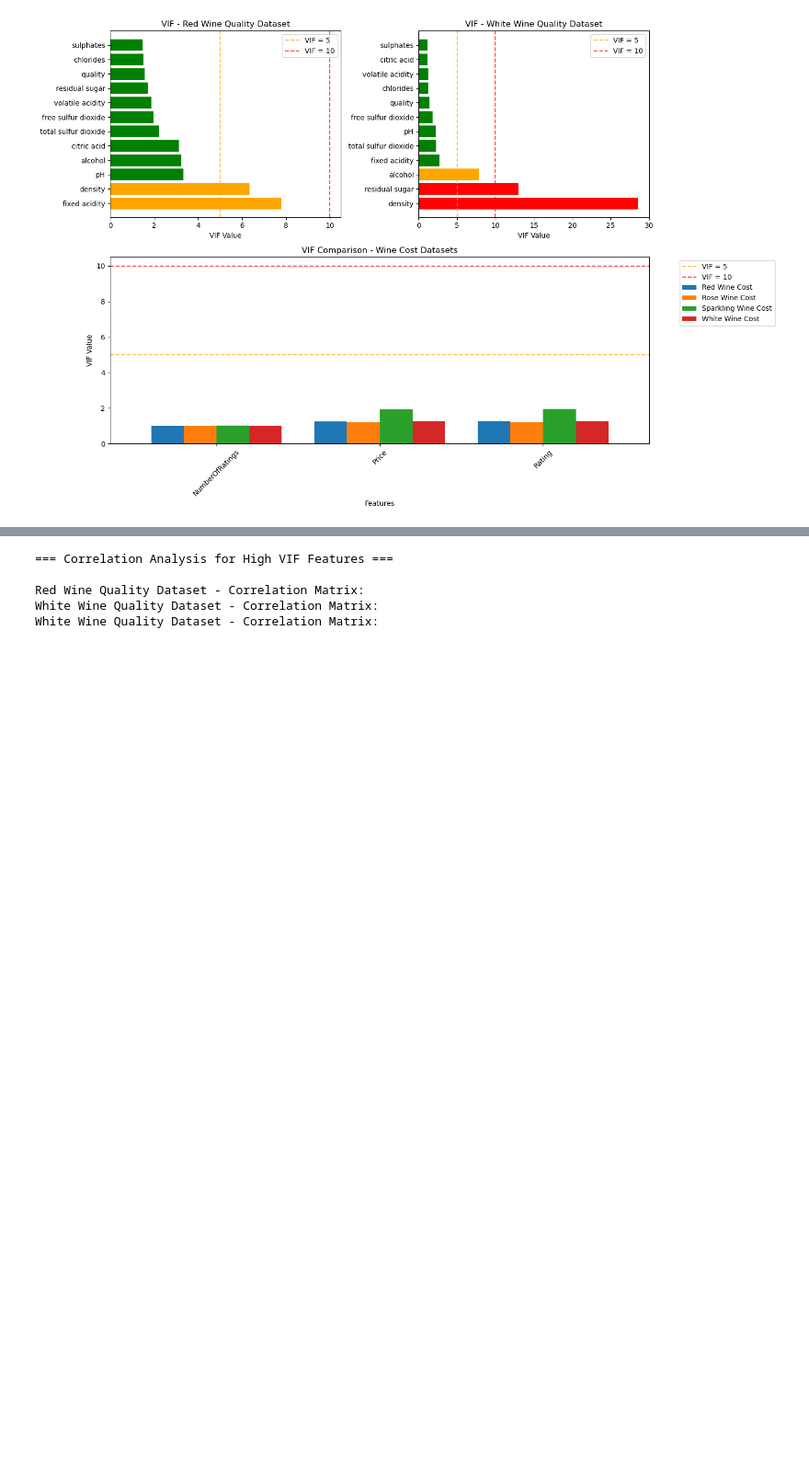
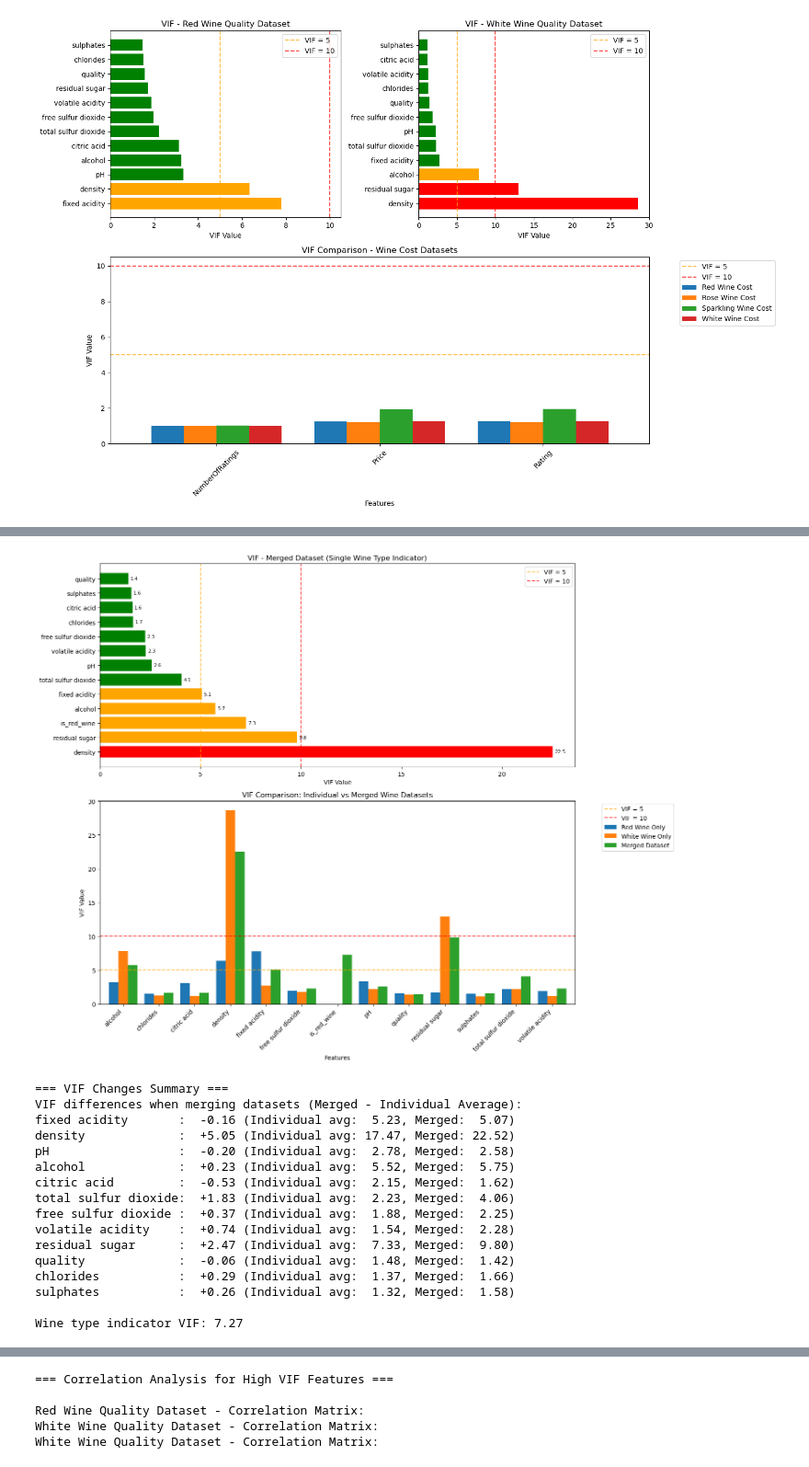
Before and after one commit to dylangeorg3/ENGG2112_Project, a Jupyter notebook: DatasetAnalysis.ipynb, the cells around one changed output, grey strips where cells are left out. Shown at 92% size. Cells and saved outputs as stored; diff of their text form; code cells hidden in the pictures; blank space fills up the shorter version.

Commit message:
Added merged dataset VIF analysis. Continued work on multi-class quality prediction.

```diff
--- a/DatasetAnalysis.ipynb
+++ b/DatasetAnalysis.ipynb
@@ -1162,0 +1237,79 @@ plt.show()
+# %%
+# Visualize VIF results for merged dataset
+plt.figure(figsize=(15, 12))
+
+# Plot VIF for merged dataset (single wine type indicator)
+plt.subplot(2, 1, 1)
+merged_vif_plot = merged_vif.copy()
+colors = ['red' if x > 10 else 'orange' if x > 5 else 'green' for x in merged_vif_plot['VIF']]
+bars = plt.barh(merged_vif_plot['Feature'], merged_vif_plot['VIF'], color=colors)
+plt.xlabel('VIF Value')
+plt.title('VIF - Merged Dataset (Single Wine Type Indicator)')
+plt.axvline(x=5, color='orange', linestyle='--', alpha=0.7, label='VIF = 5')
+plt.axvline(x=10, color='red', linestyle='--', alpha=0.7, label='VIF = 10')
+plt.legend()
+
+# Add value labels on bars for readability
+for bar in bars:
+    width = bar.get_width()
+    if width != float('inf'):  # Skip infinite values
+        plt.text(width + 0.1, bar.get_y() + bar.get_height()/2,
+                 f'{width:.1f}', ha='left', va='center', fontsize=8)
+
+# Compare VIF values: individual vs merged datasets
+plt.subplot(2, 1, 2)
+comparison_data = {
+    'Red Wine Only': red_vif.set_index('Feature')['VIF'],
+    'White Wine Only': white_vif.set_index('Feature')['VIF'],
+    'Merged Dataset': merged_vif_single.set_index('Feature')['VIF']
+}
+
+# Create comparison dataframe
+comparison_df = pd.DataFrame(comparison_data).fillna(0)
+comparison_df.plot(kind='bar', ax=plt.gca(), width=0.8)
+plt.axhline(y=5, color='orange', linestyle='--', alpha=0.7, label='VIF = 5')
+plt.axhline(y=10, color='red', linestyle='--', alpha=0.7, label='VIF = 10')
+plt.title('VIF Comparison: Individual vs Merged Wine Datasets')
+plt.xlabel('Features')
+plt.ylabel('VIF Value')
+plt.legend(bbox_to_anchor=(1.05, 1), loc='upper left')
+plt.xticks(rotation=45, ha='right')
+
+plt.tight_layout()
+plt.show()
+
+# Print summary of VIF changes when merging datasets
+print("\n=== VIF Changes Summary ===")
+print("VIF differences when merging datasets (Merged - Individual Average):")
+merged_vif_dict = merged_vif_single.set_index('Feature')['VIF'].to_dict()
+red_vif_dict = red_vif.set_index('Feature')['VIF'].to_dict()
+white_vif_dict = white_vif.set_index('Feature')['VIF'].to_dict()
+
+for feature in red_vif_dict.keys():
+    if feature in merged_vif_dict:
+        individual_avg = (red_vif_dict[feature] + white_vif_dict[feature]) / 2
+        merged_val = merged_vif_dict[feature]
+        difference = merged_val - individual_avg
+        print(f"{feature:20s}: {difference:+6.2f} (Individual avg: {individual_avg:5.2f}, Merged: {merged_val:5.2f})")
+
+# Show the new wine type indicator VIF
+if 'is_red_wine' in merged_vif_dict:
+    print(f"\nWine type indicator VIF: {merged_vif_dict['is_red_wine']:.2f}")
+# %% [output]
+[figure, added]
+=== VIF Changes Summary ===
+VIF differences when merging datasets (Merged - Individual Average):
+fixed acidity       :  -0.16 (Individual avg:  5.23, Merged:  5.07)
+density             :  +5.05 (Individual avg: 17.47, Merged: 22.52)
+pH                  :  -0.20 (Individual avg:  2.78, Merged:  2.58)
+alcohol             :  +0.23 (Individual avg:  5.52, Merged:  5.75)
+citric acid         :  -0.53 (Individual avg:  2.15, Merged:  1.62)
+total sulfur dioxide:  +1.83 (Individual avg:  2.23, Merged:  4.06)
+free sulfur dioxide :  +0.37 (Individual avg:  1.88, Merged:  2.25)
+volatile acidity    :  +0.74 (Individual avg:  1.54, Merged:  2.28)
+residual sugar      :  +2.47 (Individual avg:  7.33, Merged:  9.80)
+quality             :  -0.06 (Individual avg:  1.48, Merged:  1.42)
+chlorides           :  +0.29 (Individual avg:  1.37, Merged:  1.66)
+sulphates           :  +0.26 (Individual avg:  1.32, Merged:  1.58)
+
+Wine type indicator VIF: 7.27
```
Also changed, not shown: parts of 11 cells of this notebook, 1 other file.
